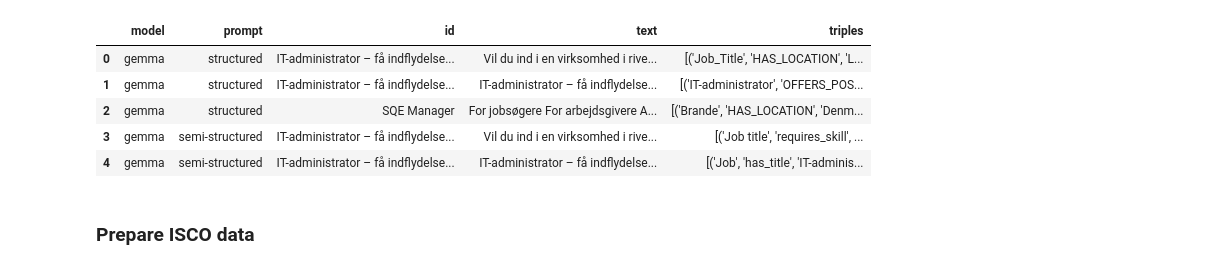
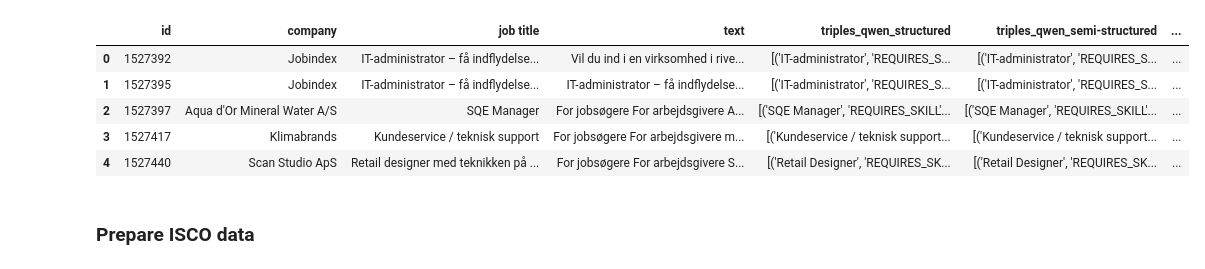
Before and after one commit to Roan-Schellingerhout/AKGC_WSDM, a Jupyter notebook: pipeline/link_isco.ipynb, the cells around one changed output. Drawn from its saved outputs; the diff is of its cells as text; code cells hidden in the pictures.

```diff
--- a/pipeline/link_isco.ipynb
+++ b/pipeline/link_isco.ipynb
@@ -14,15 +14,15 @@ from transformers import AutoModelForCausalLM, AutoTokenizer
 from sentence_transformers import SentenceTransformer, util
 from sklearn.metrics.pairwise import cosine_similarity
 # %%
-triples = pd.read_excel("../outputs/raw_outputs/generated_triples_coalesced.xlsx").drop("Unnamed: 0", axis=1)
+triples = pd.read_excel("../outputs/clean_outputs/triples_coalesced.xlsx").drop("Unnamed: 0", axis=1)
 triples.head()
 # %% [output]
-|  | model | prompt | id | text | triples |
-| 0 | gemma | structured | IT-administrator – få indflydelse... | Vil du ind i en virksomhed i rive... | [('Job_Title', 'HAS_LOCATION', 'L... |
-| 1 | gemma | structured | IT-administrator – få indflydelse... | IT-administrator – få indflydelse... | [('IT-administrator', 'OFFERS_POS... |
-| 2 | gemma | structured | SQE Manager | For jobsøgere For arbejdsgivere A... | [('Brande', 'HAS_LOCATION', 'Denm... |
-| 3 | gemma | semi-structured | IT-administrator – få indflydelse... | Vil du ind i en virksomhed i rive... | [('Job title', 'requires_skill', ... |
-| 4 | gemma | semi-structured | IT-administrator – få indflydelse... | IT-administrator – få indflydelse... | [('Job', 'has_title', 'IT-adminis... |
+|  | id | company | job title | text | triples_qwen_structured | triples_qwen_semi-structured | ... |
+| 0 | 1527392 | Jobindex | IT-administrator – få indflydelse... | Vil du ind i en virksomhed i rive... | [('IT-administrator', 'REQUIRES_S... | [('IT-administrator', 'REQUIRES_S... | ... |
+| 1 | 1527395 | Jobindex | IT-administrator – få indflydelse... | IT-administrator – få indflydelse... | [('IT-administrator', 'REQUIRES_S... | [('IT-administrator', 'REQUIRES_S... | ... |
+| 2 | 1527397 | Aqua d'Or Mineral Water A/S | SQE Manager | For jobsøgere For arbejdsgivere A... | [('SQE Manager', 'REQUIRES_SKILL'... | [('SQE Manager', 'REQUIRES_SKILL'... | ... |
+| 3 | 1527417 | Klimabrands | Kundeservice / teknisk support | For jobsøgere For arbejdsgivere m... | [('Kundeservice / teknisk support... | [('Kundeservice / teknisk support... | ... |
+| 4 | 1527440 | Scan Studio ApS | Retail designer med teknikken på ... | For jobsøgere For arbejdsgivere S... | [('Retail Designer', 'REQUIRES_SK... | [('Retail Designer', 'REQUIRES_SK... | ... |
 # %% [markdown]
 ### Prepare ISCO data
 # %%
```
Also changed, not shown: parts of 7 cells of this notebook, 33 other files.
